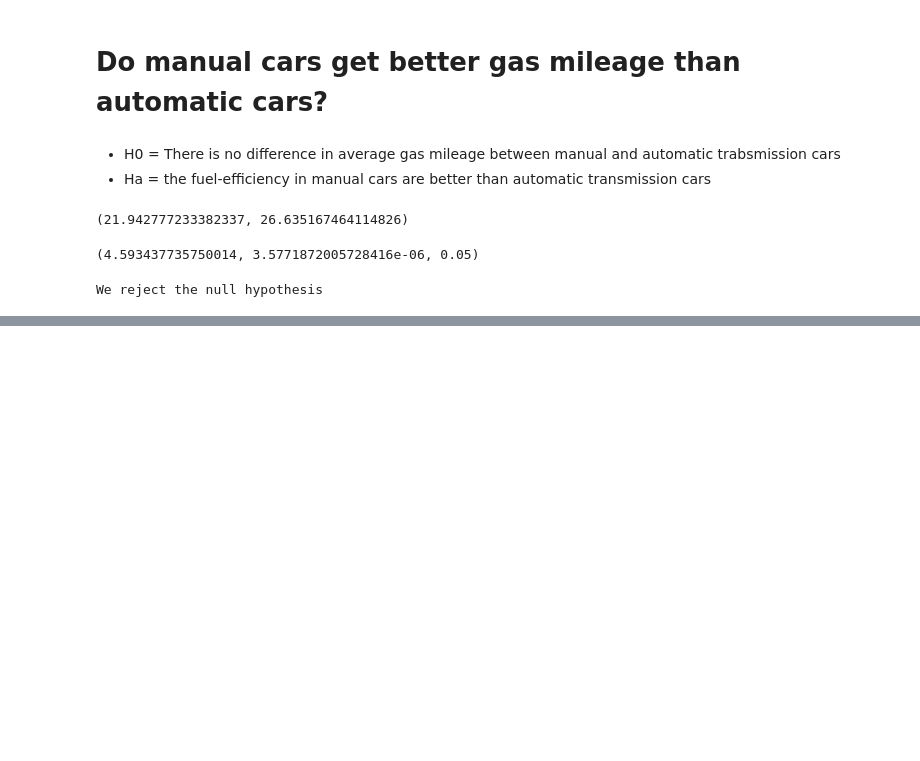
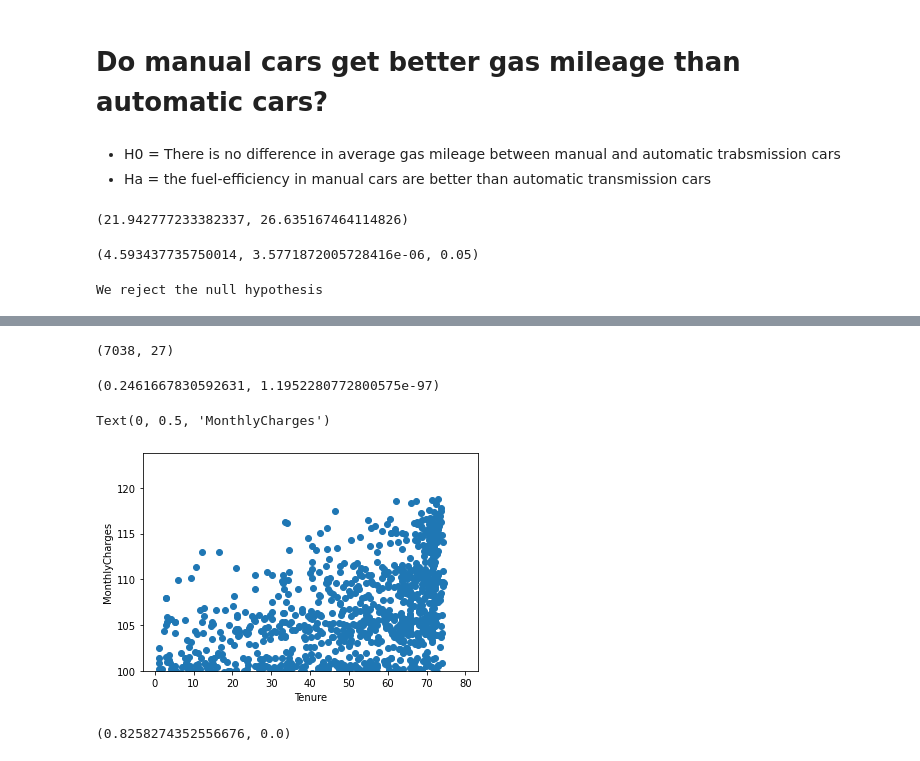
Before and after one commit to Olivert75/statistics-exercises, a Jupyter notebook: hypothesis_testing.ipynb, the cells around one changed output, grey strips where cells are left out. Drawn from its saved outputs; the diff is of its cells as text; code cells hidden in the pictures; blank space fills up the shorter version.

```diff
--- a/hypothesis_testing.ipynb
+++ b/hypothesis_testing.ipynb
@@ -218,0 +231,2 @@ We reject the null hypothesis
+# %%
+telco_df = pd.read_csv('CustDetails.csv')
@@ -218,0 +277,3 @@ We reject the null hypothesis
+# %%
+telco_df = telco_df.dropna()
+telco_df
@@ -218,0 +294,21 @@ We reject the null hypothesis
+# %%
+telco_df.shape
+# %% [output]
+(7038, 27)
+# %%
+x = telco_df['tenure']
+y = telco_df['monthly_charges']
+# %%
+r, p = stats.pearsonr(x,y)
+r, p
+# %% [output]
+(0.2461667830592631, 1.1952280772800575e-97)
+# %%
+plt.scatter(x,y)
+plt.ylim(100)
+plt.xlabel('Tenure')
+plt.ylabel('MonthlyCharges')
+#Weak correlation between tenure and monthly charges
+# %% [output]
+Text(0, 0.5, 'MonthlyCharges')
+[figure, added]
@@ -218,0 +318,5 @@ We reject the null hypothesis
+# %%
+r, p = stats.pearsonr(x,y_2)
+r, p
+# %% [output]
+(0.8258274352556676, 0.0)
```
Also changed, not shown: parts of 24 cells of this notebook.
